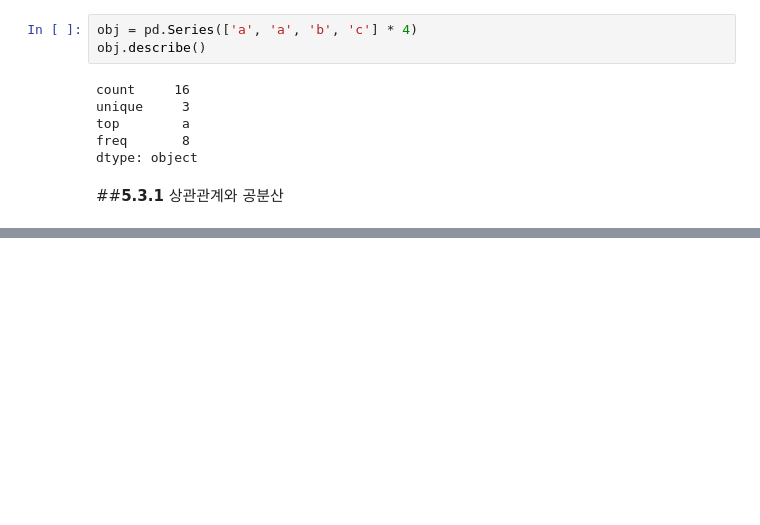
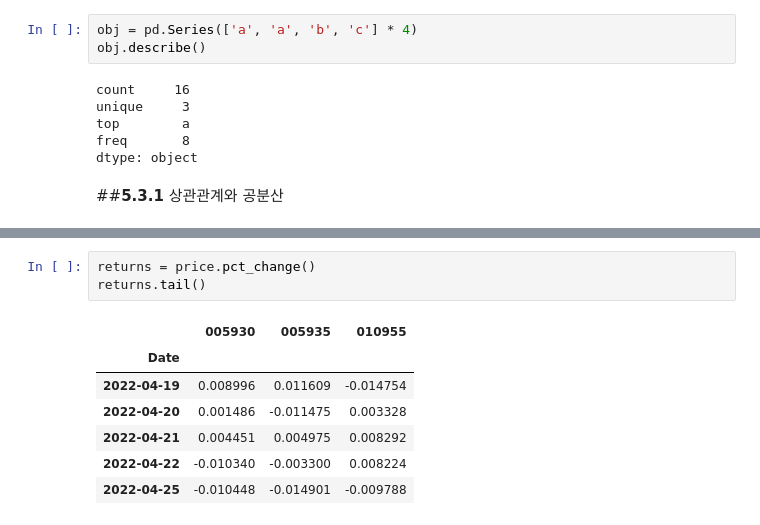
Before and after one commit to hoonzi-s/PyData, a Jupyter notebook: Ch05. Pandas.ipynb, the cells around one changed output, grey strips where cells are left out. Drawn from its saved outputs; the diff is of its cells as text; blank space fills up the shorter version.

```diff
--- a/Ch05. Pandas.ipynb
+++ b/Ch05. Pandas.ipynb
@@ -1304,0 +1310,11 @@ FileNotFoundError: ignored
+# %%
+returns = price.pct_change()
+returns.tail()
+# %% [output]
+|  | 005930 | 005935 | 010955 |
+| Date |  |  |  |
+| 2022-04-19 | 0.008996 | 0.011609 | -0.014754 |
+| 2022-04-20 | 0.001486 | -0.011475 | 0.003328 |
+| 2022-04-21 | 0.004451 | 0.004975 | 0.008292 |
+| 2022-04-22 | -0.010340 | -0.003300 | 0.008224 |
+| 2022-04-25 | -0.010448 | -0.014901 | -0.009788 |
```
Also changed, not shown: parts of 35 cells of this notebook.
